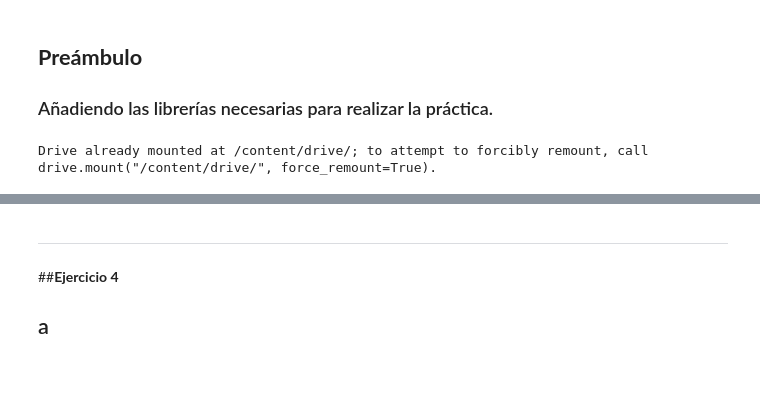
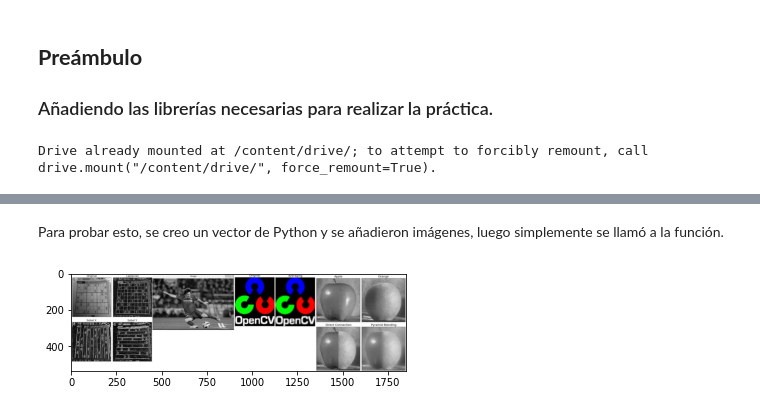
Before and after one commit to RhinoBlindado/vc2122, a Jupyter notebook: practica0/p0_introToOpenCV.ipynb, the cells around one changed output, grey strips where cells are left out. Saved outputs shown, nothing was run; the diff lists cells and outputs as text; code cells hidden in the pictures; blank space fills up the shorter version.

```diff
--- a/practica0/p0_introToOpenCV.ipynb
+++ b/practica0/p0_introToOpenCV.ipynb
@@ -45,8 +49,8 @@ def leeImagen(filename, flagColor):
 
     Returns
     -------
-    TYPE
-        DESCRIPTION.
+    Image (Numpy Array)
+        The image
 
     """
     return cv.imread(filename, int(flagColor))
@@ -53,11 +61,9 @@ def leeImagen(filename, flagColor):
 # %%
-
-
 #   Path the test images.
-srcOrapple = "/content/drive//MyDrive/Colab Notebooks/images/orapple.jpg"
-srcMessi = "/content/drive//MyDrive/Colab Notebooks/images/messi.jpg"
-srcLogo = "/content/drive//MyDrive/Colab Notebooks/images/logoOpenCV.jpg"
-srcDave = "/content/drive//MyDrive/Colab Notebooks/images/dave.jpg"
+srcOrapple = "/content/drive/MyDrive/Colab Notebooks/images/orapple.jpg"
+srcMessi = "/content/drive/MyDrive/Colab Notebooks/images/messi.jpg"
+srcLogo = "/content/drive/MyDrive/Colab Notebooks/images/logoOpenCV.jpg"
+srcDave = "/content/drive/MyDrive/Colab Notebooks/images/dave.jpg"
 
 #   Reading image as greyscale.
 imageOrappleGrey = leeImagen(srcOrapple, False)
@@ -68,4 +74,11 @@ imageOrappleColor = leeImagen(srcOrapple, True)
 imageDave = leeImagen(srcDave, False)
 imageMessi = leeImagen(srcMessi, False)
 imageLogo = leeImagen(srcLogo, True)
+
+# Checking that images are loaded
+# - Check if the module name of the type matches with the name of the Numpy module.
+if type(imageMessi).__module__ == np.__name__:
+  print("Tipo de dato que es imageMessi: " + str(type(imageMessi)))
+  print("Forma de imageDave: " + str(imageDave.shape))
+  print("¿Qué contiene imageLogo en un rango? \n" + str(imageLogo[0:4,0:4,:]))
 # %% [output]
@@ -127,4 +205,21 @@ pintaI(colorMatrix)
 # %%
+# Auxiliar function
+def Gray2Color(img):
+    """
+    Converts an Greyscale Image to BGR
+    Parameters
+    ----------
+    img : Image (Numpy Array)
+        The image in Grayscale.
+
+    Returns
+    -------
+    Image (Numpy Array)
+        The image converted to BGR.
+
+    """
+    return cv.cvtColor(img, cv.COLOR_GRAY2BGR)
+
 def pintaIM(vim, title=None):
     """
     Print an horizontal list of images as one single picture.
@@ -173,20 +268,22 @@ def pintaIM(vim, title=None):
             strip = cv.hconcat([strip, i])
 
     # Once it's done, print the image strip as one picture.
-    pintaI(strip, title)
+    plt.figure()
+    plt.imshow(strip[:,:,::-1])
+# %% [markdown]
+Para probar esto, se creo un vector de Python y se añadieron imágenes, luego simplemente se llamó a la función.
 # %%
 # Task 3: Concatenate multiple images into one
 ##########
 
 #   Constructing an image vector
 imageVector = []
 imageVector.append(imageDave)
 imageVector.append(imageMessi)
 imageVector.append(imageLogo)
+imageVector.append(imageOrappleGrey)
 
 #   Showing the image vector as one picture.
 pintaIM(imageVector)
+# %% [output]
+[figure, added]
-# %% [markdown]
----
-##**Ejercicio 4**
-## a
```
Also changed, not shown: parts of 23 cells of this notebook, 9 other files.
